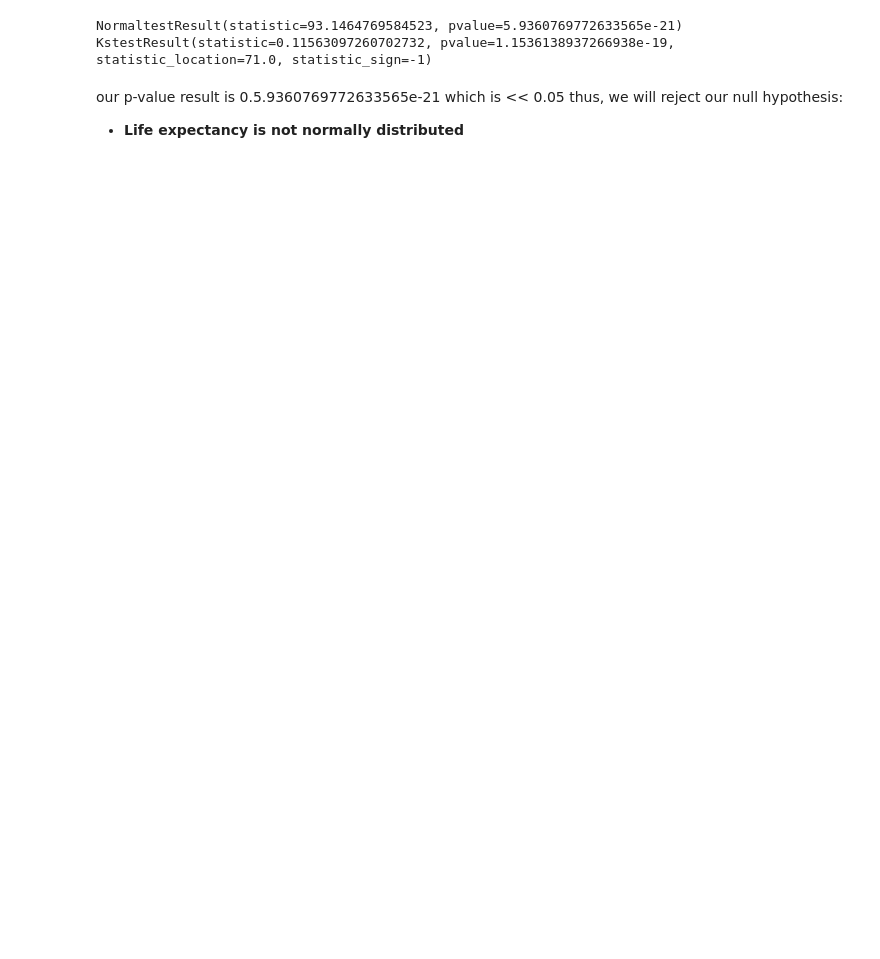
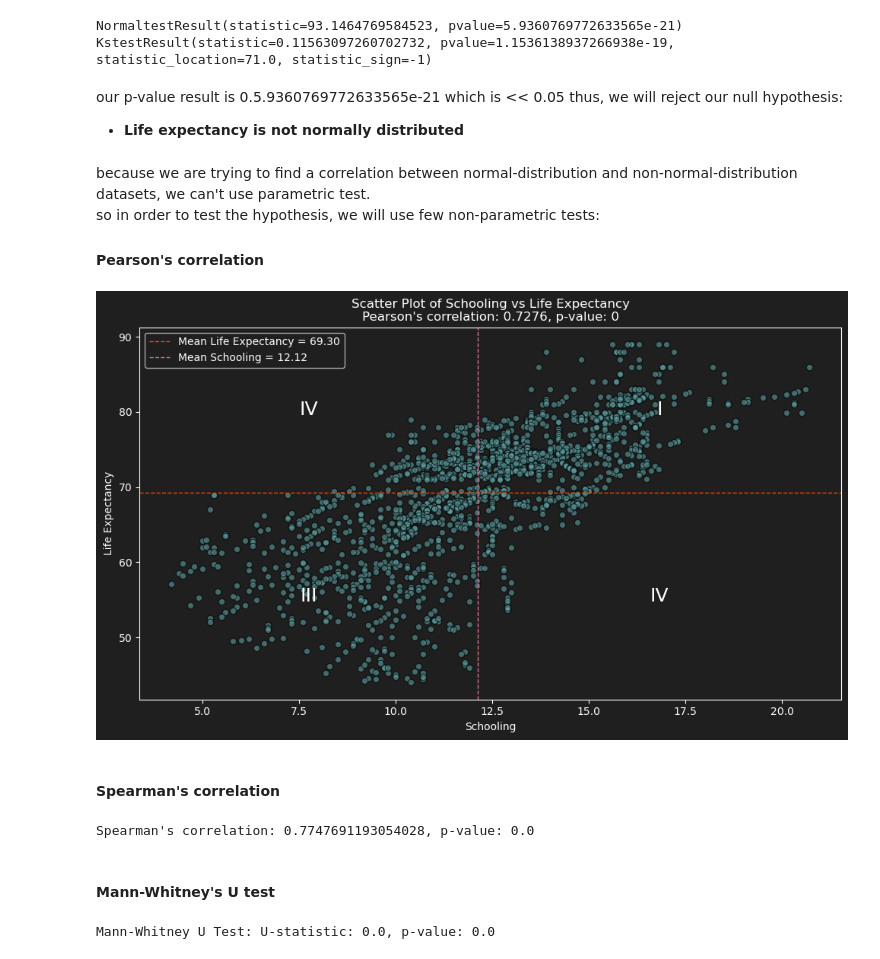
Before and after one commit to amitedenzon/life-expectancy, a Jupyter notebook: research.ipynb, the cells around one changed output. Cells and saved outputs as stored; diff of their text form; code cells hidden in the pictures; blank space fills up the shorter version.

```diff
--- a/research.ipynb
+++ b/research.ipynb
@@ -397,3 +379,65 @@ KstestResult(statistic=0.11563097260702732, pvalue=1.1536138937266938e-19, stati
 # %% [markdown]
 our p-value result is 0.5.9360769772633565e-21 which is << 0.05 thus, we will reject our null hypothesis:<br/>
 - __Life expectancy is not normally distributed__
+# %% [markdown]
+because we are trying to find a correlation between normal-distribution and non-normal-distribution datasets, we can't use parametric test.
+<br/>
+so in order to test the hypothesis, we will use few non-parametric tests:
+
+#### Pearson's correlation
+# %%
+corr, p_value = stats.pearsonr(df['Schooling'], df['Lifeexpectancy'])
+
+with plt.style.context('dark_background'):
+    plt.rcParams.update({
+        'figure.facecolor': '#1f1f1f',
+        'axes.facecolor': '#1f1f1f',
+    })
+
+    plt.figure(figsize=(10, 6))
+    plt.scatter(df['Schooling'], df['Lifeexpectancy'], alpha=0.6, color='cadetblue', edgecolor='k')
+
+    # Add mean lines
+    mean_schooling = df['Schooling'].mean()
+    mean_lifeexpectancy = df['Lifeexpectancy'].mean()
+
+    plt.axhline(mean_lifeexpectancy, color='orangered', linestyle='--', linewidth=1, label=f'Mean Life Expectancy = {mean_lifeexpectancy:.2f}')
+    plt.axvline(mean_schooling, color='palevioletred', linestyle='--', linewidth=1, label=f'Mean Schooling = {mean_schooling:.2f}')
+
+    plt.xlabel('Schooling')
+    plt.ylabel('Life Expectancy')
+    plt.title(f'Scatter Plot of Schooling vs Life Expectancy\nPearson\'s correlation: {corr:.4f}, p-value: {p_value:.0f}')
+    plt.legend()
+
+    xmin, xmax = plt.xlim()
+    ymin, ymax = plt.ylim()
+
+    # Midpoints
+    x_mid_left = (xmin + mean_schooling) / 2
+    x_mid_right = (xmax + mean_schooling) / 2
+    y_mid_bottom = (ymin + mean_lifeexpectancy) / 2
+    y_mid_top = (ymax + mean_lifeexpectancy) / 2
+
+    plt.text(x_mid_left, y_mid_top, 'IV', fontsize=18, ha='center', va='center', color='white')
+    plt.text(x_mid_right, y_mid_top, 'I', fontsize=18, ha='center', va='center', color='white')
+    plt.text(x_mid_left, y_mid_bottom, 'III', fontsize=18, ha='center', va='center', color='white')
+    plt.text(x_mid_right, y_mid_bottom, 'IV', fontsize=18, ha='center', va='center', color='white')
+
+plt.tight_layout()
+plt.show()
+# %% [output]
+[figure, added]
+# %% [markdown]
+#### Spearman's correlation
+# %%
+corr, p_value = stats.spearmanr(df['Schooling'], df['Lifeexpectancy'])
+print(f"Spearman's correlation: {corr}, p-value: {p_value}")
+# %% [output]
+Spearman's correlation: 0.7747691193054028, p-value: 0.0
+# %% [markdown]
+#### Mann-Whitney's U test
+# %%
+u_stat, p_value = stats.mannwhitneyu(df['Schooling'], df['Lifeexpectancy'])
+print(f"Mann-Whitney U Test: U-statistic: {u_stat}, p-value: {p_value}")
+# %% [output]
+Mann-Whitney U Test: U-statistic: 0.0, p-value: 0.0
```
Also changed, not shown: parts of 10 cells of this notebook.
